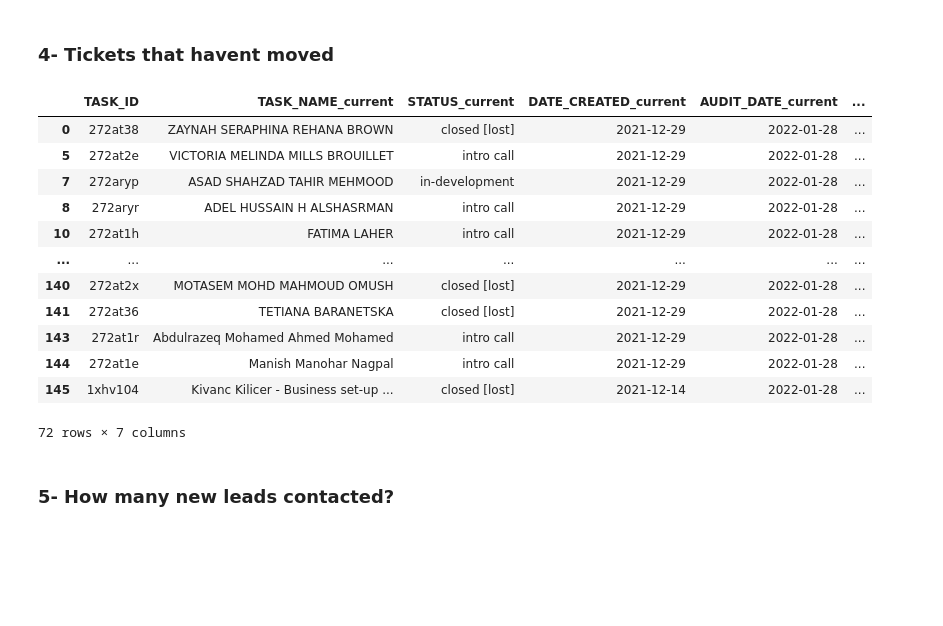
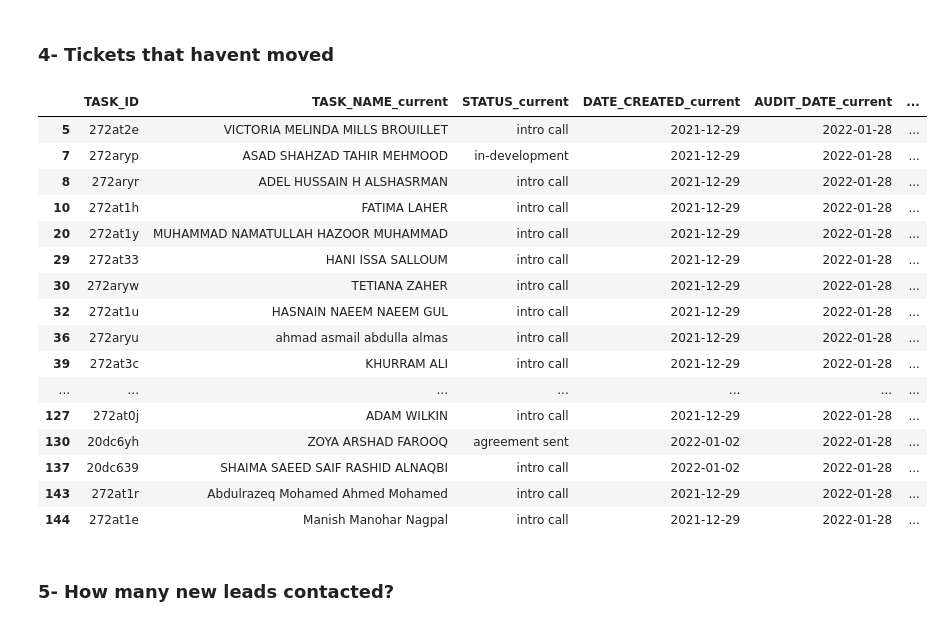
Before and after one commit to karimwitani/webscraping, a Jupyter notebook: dev/clickup/clickup_automation.ipynb, the cells around one changed output. Drawn from its saved outputs; the diff is of its cells as text; code cells hidden in the pictures; blank space fills up the shorter version.

```diff
--- a/dev/clickup/clickup_automation.ipynb
+++ b/dev/clickup/clickup_automation.ipynb
@@ -788,25 +680,30 @@ analysis_3_1
 # %%
 analysis_4_1 = analysis_1_1.merge(analysis_1_2,how='left',left_on='TASK_ID',right_on='TASK_ID',suffixes=['_current','_previous'])
 analysis_4_1 = analysis_4_1[analysis_4_1['STATUS_current']==analysis_4_1['STATUS_previous']]
 analysis_4_1 = analysis_4_1[['TASK_ID', 'TASK_NAME_current', 'STATUS_current','DATE_CREATED_current', 'AUDIT_DATE_current', 'ASSIGNEE_current']]
 analysis_4_1['AUDIT_DATE_current'] =  pd.to_datetime(analysis_4_1['AUDIT_DATE_current'])
 analysis_4_1['DATE_CREATED_current'] =  pd.to_datetime(analysis_4_1['DATE_CREATED_current'])
 analysis_4_1['DIFF'] = analysis_4_1['AUDIT_DATE_current']-analysis_4_1['DATE_CREATED_current']
+analysis_4_1= analysis_4_1[analysis_4_1['STATUS_current']!='closed [lost]']
 analysis_4_1
 # %% [output]
 |  | TASK_ID | TASK_NAME_current | STATUS_current | DATE_CREATED_current | AUDIT_DATE_current | ... |
-| 0 | 272at38 | ZAYNAH SERAPHINA REHANA BROWN | closed [lost] | 2021-12-29 | 2022-01-28 | ... |
 | 5 | 272at2e | VICTORIA MELINDA MILLS BROUILLET | intro call | 2021-12-29 | 2022-01-28 | ... |
 | 7 | 272aryp | ASAD SHAHZAD TAHIR MEHMOOD | in-development | 2021-12-29 | 2022-01-28 | ... |
 | 8 | 272aryr | ADEL HUSSAIN H ALSHASRMAN | intro call | 2021-12-29 | 2022-01-28 | ... |
 | 10 | 272at1h | FATIMA LAHER | intro call | 2021-12-29 | 2022-01-28 | ... |
+| 20 | 272at1y | MUHAMMAD NAMATULLAH HAZOOR MUHAMMAD | intro call | 2021-12-29 | 2022-01-28 | ... |
+| 29 | 272at33 | HANI ISSA SALLOUM | intro call | 2021-12-29 | 2022-01-28 | ... |
+| 30 | 272aryw | TETIANA ZAHER | intro call | 2021-12-29 | 2022-01-28 | ... |
+| 32 | 272at1u | HASNAIN NAEEM NAEEM GUL | intro call | 2021-12-29 | 2022-01-28 | ... |
+| 36 | 272aryu | ahmad asmail abdulla almas | intro call | 2021-12-29 | 2022-01-28 | ... |
+| 39 | 272at3c | KHURRAM ALI | intro call | 2021-12-29 | 2022-01-28 | ... |
 | ... | ... | ... | ... | ... | ... | ... |
-| 140 | 272at2x | MOTASEM MOHD MAHMOUD OMUSH | closed [lost] | 2021-12-29 | 2022-01-28 | ... |
-| 141 | 272at36 | TETIANA BARANETSKA | closed [lost] | 2021-12-29 | 2022-01-28 | ... |
+| 127 | 272at0j | ADAM WILKIN | intro call | 2021-12-29 | 2022-01-28 | ... |
+| 130 | 20dc6yh | ZOYA ARSHAD FAROOQ | agreement sent | 2022-01-02 | 2022-01-28 | ... |
+| 137 | 20dc639 | SHAIMA SAEED SAIF RASHID ALNAQBI | intro call | 2022-01-02 | 2022-01-28 | ... |
 | 143 | 272at1r | Abdulrazeq Mohamed Ahmed Mohamed | intro call | 2021-12-29 | 2022-01-28 | ... |
 | 144 | 272at1e | Manish Manohar Nagpal | intro call | 2021-12-29 | 2022-01-28 | ... |
-| 145 | 1xhv104 | Kivanc Kilicer - Business set-up ... | closed [lost] | 2021-12-14 | 2022-01-28 | ... |
-72 rows × 7 columns
 # %% [markdown]
 ### 5- How many new leads contacted?
 # %%
```
Also changed, not shown: parts of 27 cells of this notebook, 2 other files.
